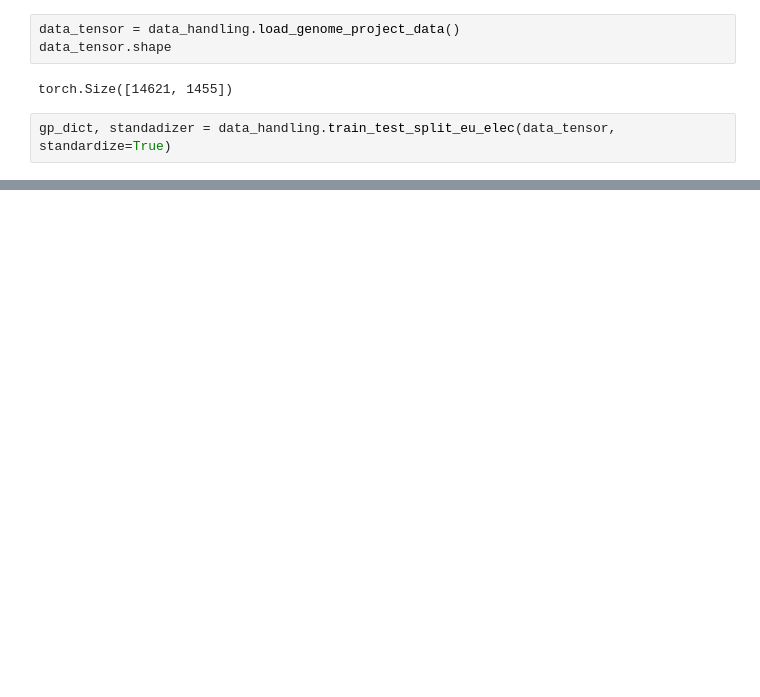
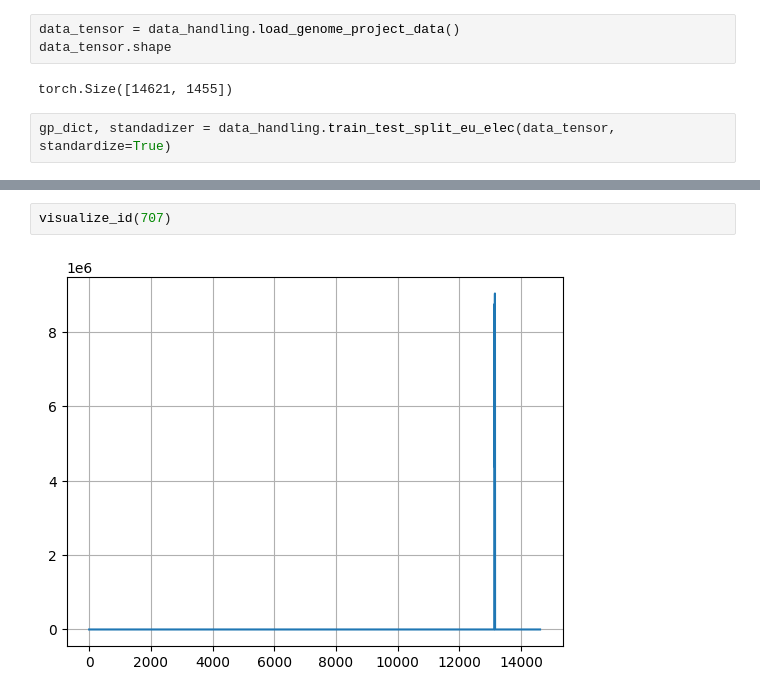
Before and after one commit to ben10ben/thesis, a Jupyter notebook: src/exploratory.ipynb, the cells around one changed output, grey strips where cells are left out. Cells and saved outputs as stored; diff of their text form; blank space fills up the shorter version.

```diff
--- a/src/exploratory.ipynb
+++ b/src/exploratory.ipynb
@@ -470,0 +532,4 @@ df
+# %%
+visualize_id(707)
+# %% [output]
+[figure, added]
```
Also changed, not shown: parts of 12 cells of this notebook, 24 other files.
